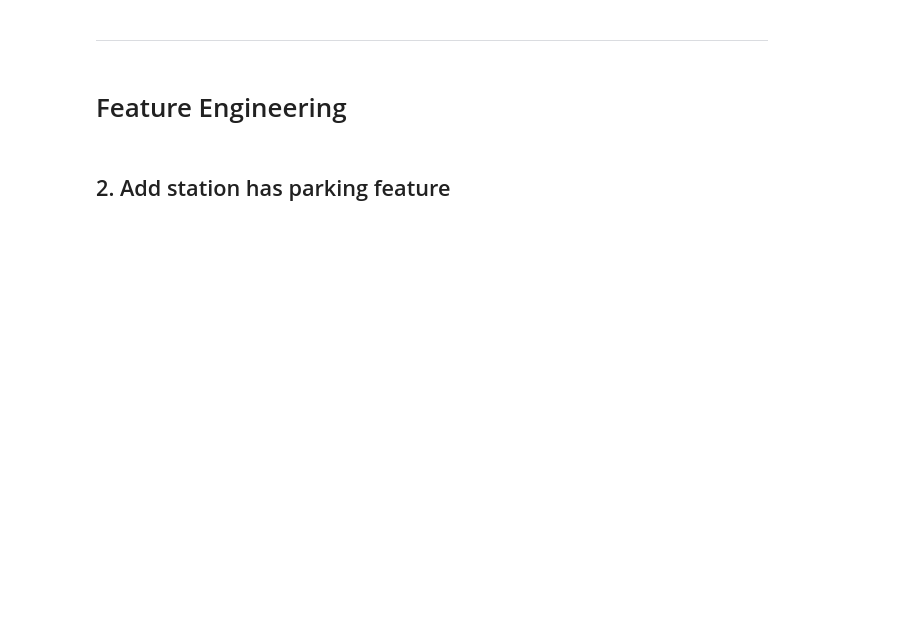
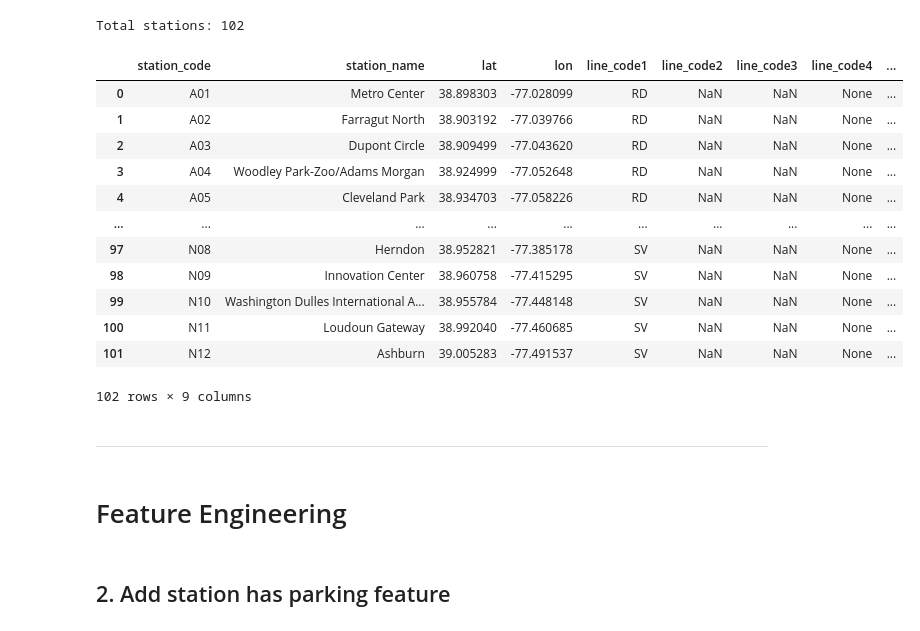
Before and after one commit to Pandabar8/WMATA-Metro-Delay-Prediction, a Jupyter notebook: notebooks/20_feature_engineering.ipynb, the cells around one changed output. Cells and saved outputs as stored; diff of their text form; code cells hidden in the pictures; blank space fills up the shorter version.

```diff
--- a/notebooks/20_feature_engineering.ipynb
+++ b/notebooks/20_feature_engineering.ipynb
@@ -17,8 +16,16 @@ This notebook performs further feature engineering on the WMATA database with th
 # %%
 from pathlib import Path
+import sqlite3
+
 import pandas as pd
+import numpy as np
+
+from fuzzywuzzy import process
+from functools import lru_cache
 
 PROJECT_DIR = Path("..")
+DB_PATH = PROJECT_DIR / "data" / "wmata.db"
 
-df_features = pd.read_csv(PROJECT_DIR / "data" / "features.csv")
-df_features
+conn = sqlite3.connect(DB_PATH)
+print(f"Connected to {DB_PATH}")
+print(f"Database size: {DB_PATH.stat().st_size / 1024:.0f} KB")
@@ -25,3 +49,23 @@ df_features
+# %%
+# Load stations dataset
+df_stations = pd.read_sql("SELECT * FROM stations", conn)
+print(f"Total stations: {len(df_stations)}")
+df_stations
+# %% [output]
+Total stations: 102
+|  | station_code | station_name | lat | lon | line_code1 | line_code2 | line_code3 | line_code4 | ... |
+| 0 | A01 | Metro Center | 38.898303 | -77.028099 | RD | NaN | NaN | None | ... |
+| 1 | A02 | Farragut North | 38.903192 | -77.039766 | RD | NaN | NaN | None | ... |
+| 2 | A03 | Dupont Circle | 38.909499 | -77.043620 | RD | NaN | NaN | None | ... |
+| 3 | A04 | Woodley Park-Zoo/Adams Morgan | 38.924999 | -77.052648 | RD | NaN | NaN | None | ... |
+| 4 | A05 | Cleveland Park | 38.934703 | -77.058226 | RD | NaN | NaN | None | ... |
+| ... | ... | ... | ... | ... | ... | ... | ... | ... | ... |
+| 97 | N08 | Herndon | 38.952821 | -77.385178 | SV | NaN | NaN | None | ... |
+| 98 | N09 | Innovation Center | 38.960758 | -77.415295 | SV | NaN | NaN | None | ... |
+| 99 | N10 | Washington Dulles International A... | 38.955784 | -77.448148 | SV | NaN | NaN | None | ... |
+| 100 | N11 | Loudoun Gateway | 38.992040 | -77.460685 | SV | NaN | NaN | None | ... |
+| 101 | N12 | Ashburn | 39.005283 | -77.491537 | SV | NaN | NaN | None | ... |
+102 rows × 9 columns
 # %% [markdown]
 ---
 # %% [markdown]
```
Also changed, not shown: parts of 17 cells of this notebook.
